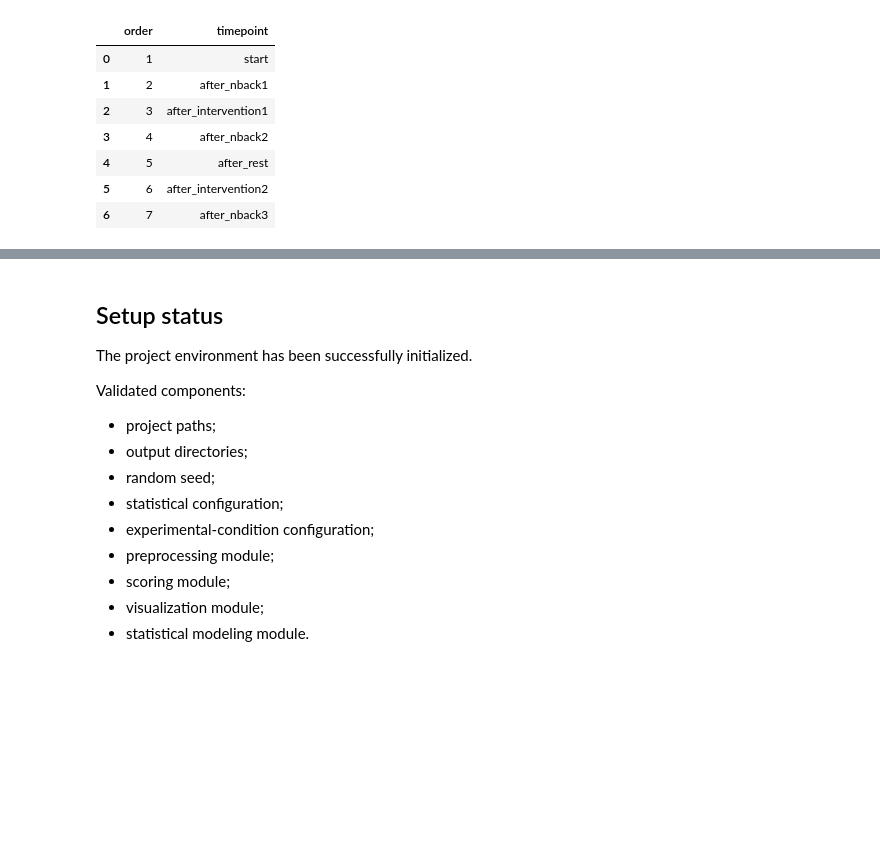
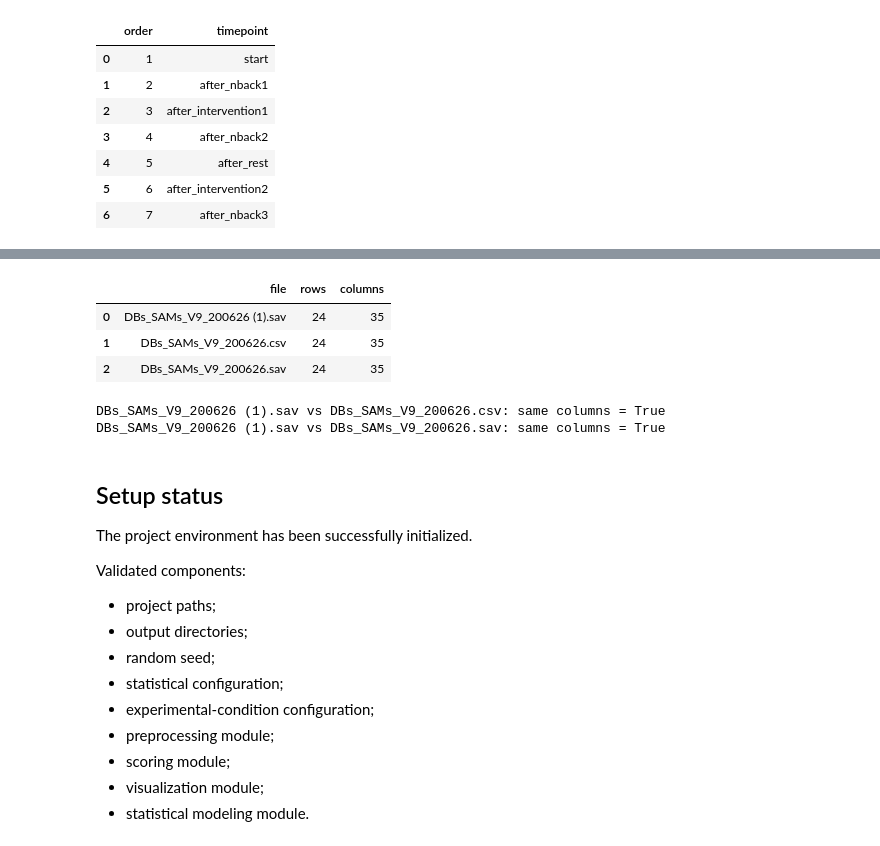
Before and after one commit to Neurocognitive-Engineering-Laboratory/experiment-crossover-emotion, a Jupyter notebook: notebooks/00_setup_notebooks.ipynb, the cells around one changed output, grey strips where cells are left out. Drawn from its saved outputs; the diff is of its cells as text; code cells hidden in the pictures; blank space fills up the shorter version.

```diff
--- a/notebooks/00_setup_notebooks.ipynb
+++ b/notebooks/00_setup_notebooks.ipynb
@@ -337,0 +570,14 @@ sam_configuration
+# %%
+for name, df in raw_datasets.items():
+
+    print("\n" + "=" * 80)
+    print(name)
+    print("=" * 80)
+
+    for i, column in enumerate(
+        df.columns,
+        start=1,
+    ):
+        print(
+            f"{i:>3}. {column}"
+        )
@@ -338,3 +602,66 @@ sam_configuration
+# %%
+sam_files = [
+    name
+    for name in raw_datasets
+    if "SAM" in name.upper()
+]
+
+sam_comparison = []
+
+for name in sam_files:
+
+    df = raw_datasets[name]
+
+    sam_comparison.append(
+        {
+            "file": name,
+            "rows": df.shape[0],
+            "columns": df.shape[1],
+            "column_names": tuple(df.columns),
+        }
+    )
+
+sam_comparison = pd.DataFrame(
+    sam_comparison
+)
+
+sam_comparison[
+    [
+        "file",
+        "rows",
+        "columns",
+    ]
+]
+# %% [output]
+|  | file | rows | columns |
+| 0 | DBs_SAMs_V9_200626 (1).sav | 24 | 35 |
+| 1 | DBs_SAMs_V9_200626.csv | 24 | 35 |
+| 2 | DBs_SAMs_V9_200626.sav | 24 | 35 |
+# %%
+if len(sam_files) > 1:
+
+    reference_columns = list(
+        raw_datasets[
+            sam_files[0]
+        ].columns
+    )
+
+    for name in sam_files[1:]:
+
+        same_columns = (
+            list(
+                raw_datasets[name].columns
+            )
+            == reference_columns
+        )
+
+        print(
+            f"{sam_files[0]} vs {name}: "
+            f"same columns = {same_columns}"
+        )
+# %% [output]
+DBs_SAMs_V9_200626 (1).sav vs DBs_SAMs_V9_200626.csv: same columns = True
+DBs_SAMs_V9_200626 (1).sav vs DBs_SAMs_V9_200626.sav: same columns = True
 # %% [markdown]
 ## Setup status
 
```
Also changed, not shown: parts of 10 cells of this notebook.
